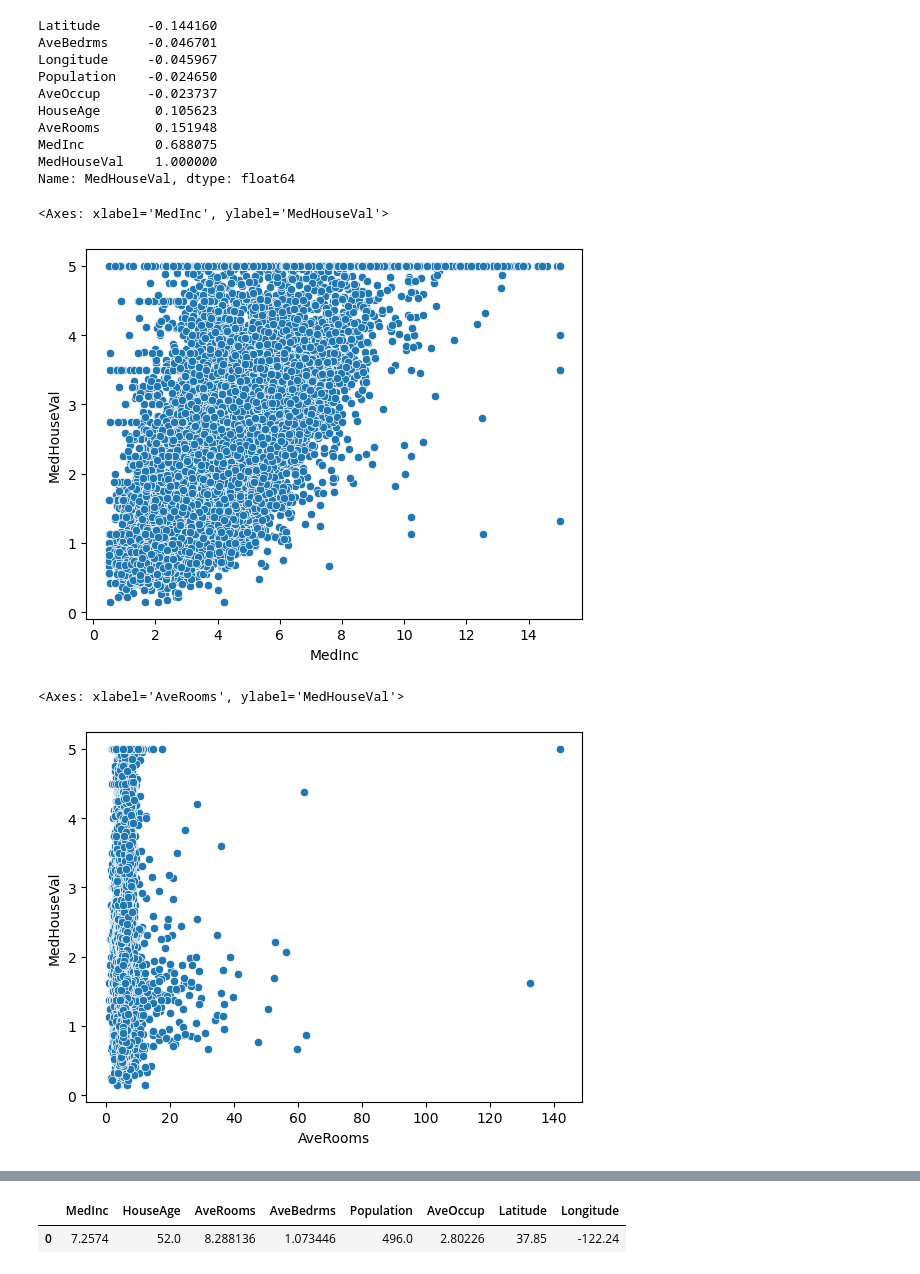
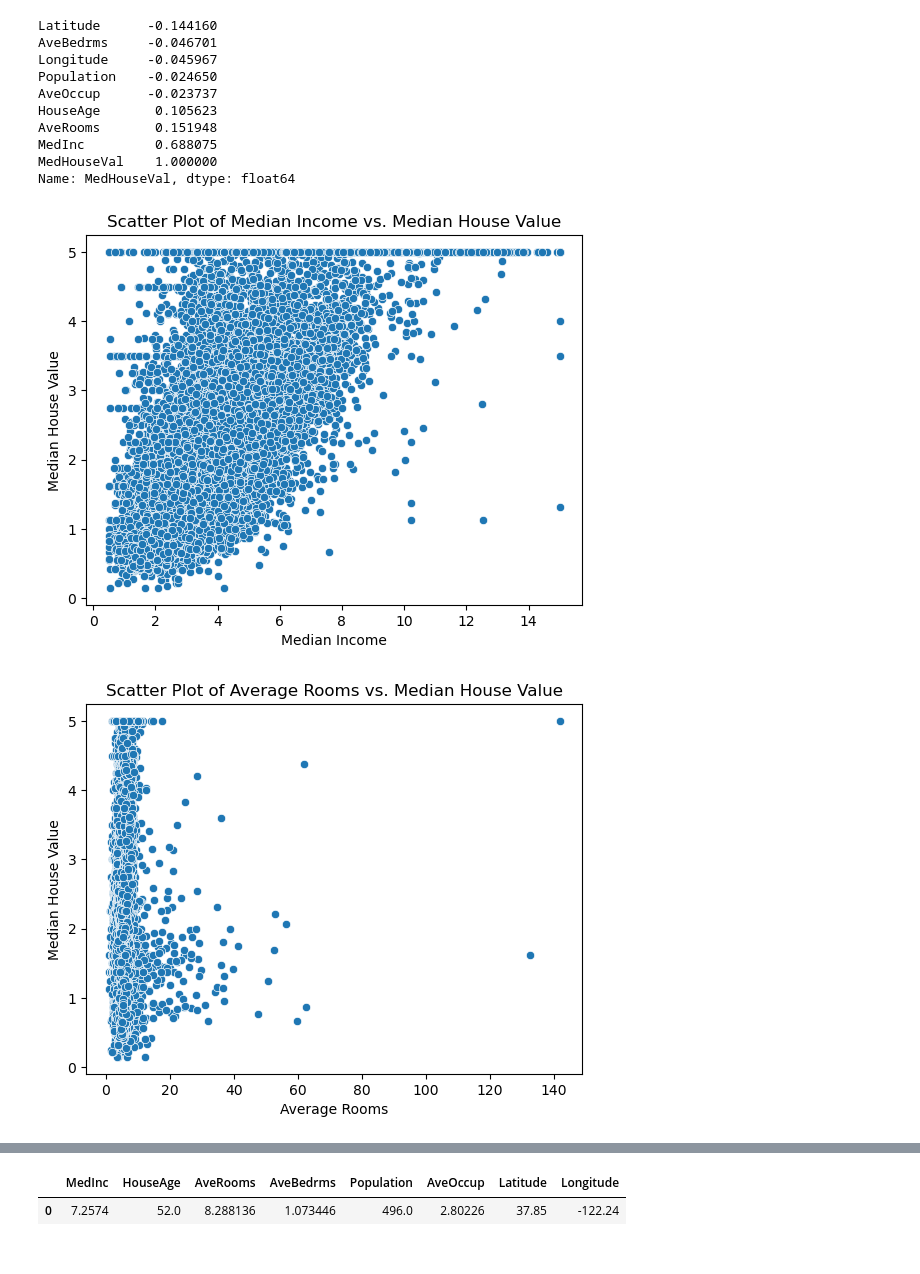
Before and after one commit to mutheeEverlyn/house-price-prediction, a Jupyter notebook: House Prediction Prices.ipynb, the cells around one changed output, grey strips where cells are left out. Drawn from its saved outputs; the diff is of its cells as text; code cells hidden in the pictures.

```diff
--- a/House Prediction Prices.ipynb
+++ b/House Prediction Prices.ipynb
@@ -150,12 +150,18 @@ MedInc         0.688075
 MedHouseVal    1.000000
 Name: MedHouseVal, dtype: float64
 # %%
-sns.scatterplot(x=df['MedInc'],y=df['MedHouseVal'])
+sns.scatterplot(x=df['MedInc'], y=df['MedHouseVal'])
+plt.title('Scatter Plot of Median Income vs. Median House Value')
+plt.xlabel('Median Income')
+plt.ylabel('Median House Value')
+plt.show()
 # %% [output]
-<Axes: xlabel='MedInc', ylabel='MedHouseVal'>
-[figure, old version]
+[figure, new version]
 # %%
-sns.scatterplot(x=df['AveRooms'],y=df['MedHouseVal'])
+sns.scatterplot(x=df['AveRooms'], y=df['MedHouseVal'])
+plt.title('Scatter Plot of Average Rooms vs. Median House Value')
+plt.xlabel('Average Rooms')
+plt.ylabel('Median House Value')
+plt.show()
 # %% [output]
-<Axes: xlabel='AveRooms', ylabel='MedHouseVal'>
-[figure, old version]
+[figure, new version]
```
Also changed, not shown: parts of 15 cells of this notebook, 1 other file.
